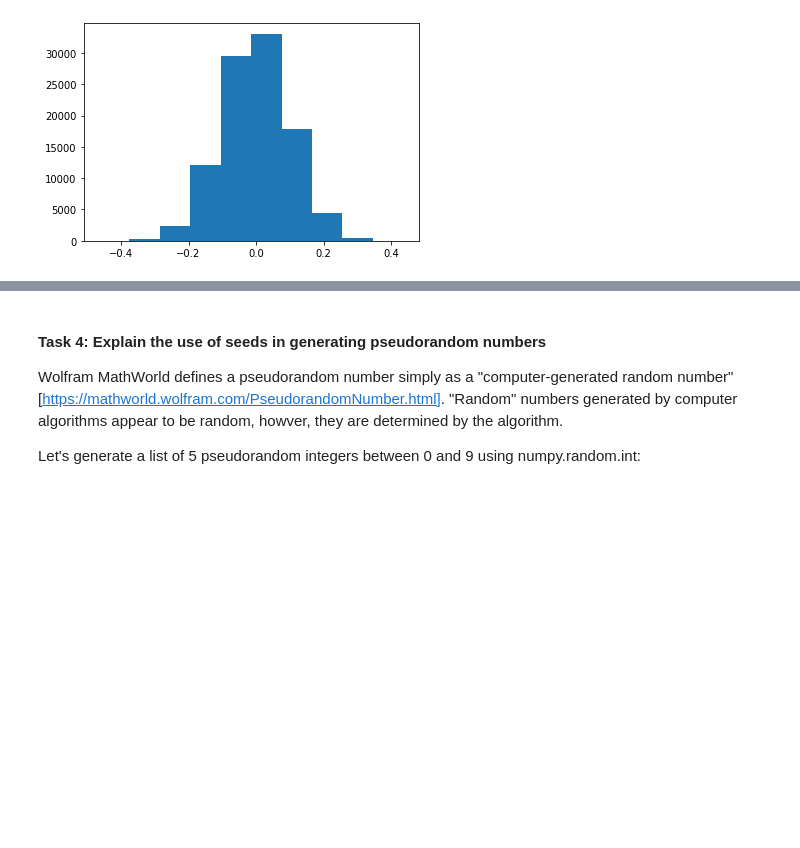
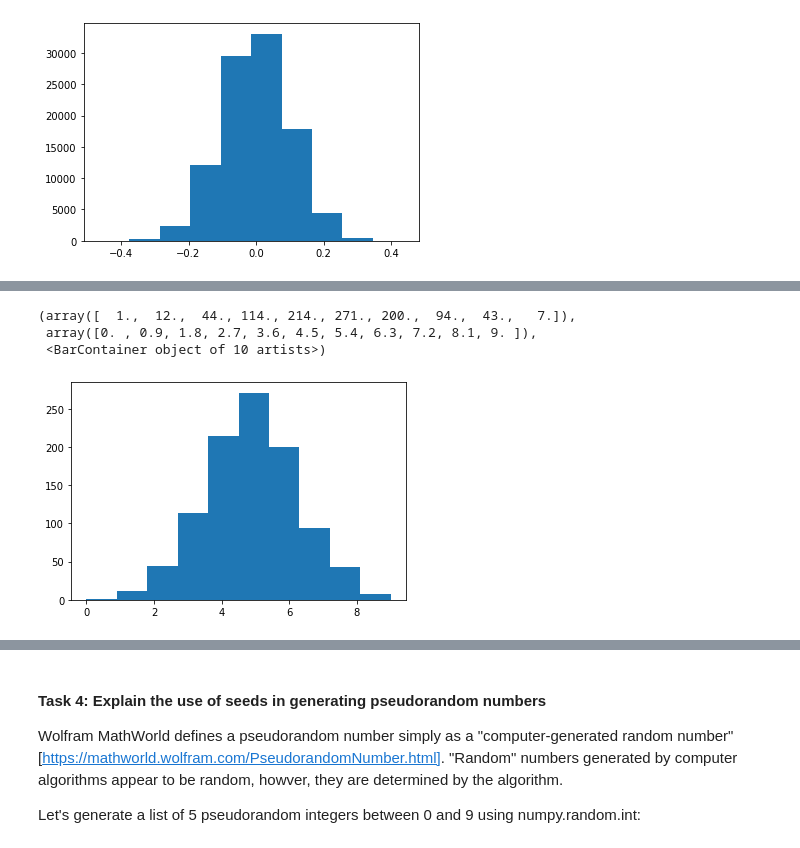
Before and after one commit to jbrad88/PDA-Assignment, a Jupyter notebook: numpy-random.ipynb, the cells around one changed output, grey strips where cells are left out. Cells and saved outputs as stored; diff of their text form; code cells hidden in the pictures; blank space fills up the shorter version.

Commit message:
Added binomial and weibull distributions

```diff
--- a/numpy-random.ipynb
+++ b/numpy-random.ipynb
@@ -148,0 +160,12 @@ plt.hist(x)
+# %%
+import numpy as np
+
+rng = np.random.default_rng()
+x = random.binomial(n=10, p=0.5, size=1000)
+
+plt.hist(x)
+# %% [output]
+(array([  1.,  12.,  44., 114., 214., 271., 200.,  94.,  43.,   7.]),
+ array([0. , 0.9, 1.8, 2.7, 3.6, 4.5, 5.4, 6.3, 7.2, 8.1, 9. ]),
+ <BarContainer object of 10 artists>)
+[figure, added]
```
Also changed, not shown: parts of 4 cells of this notebook.
